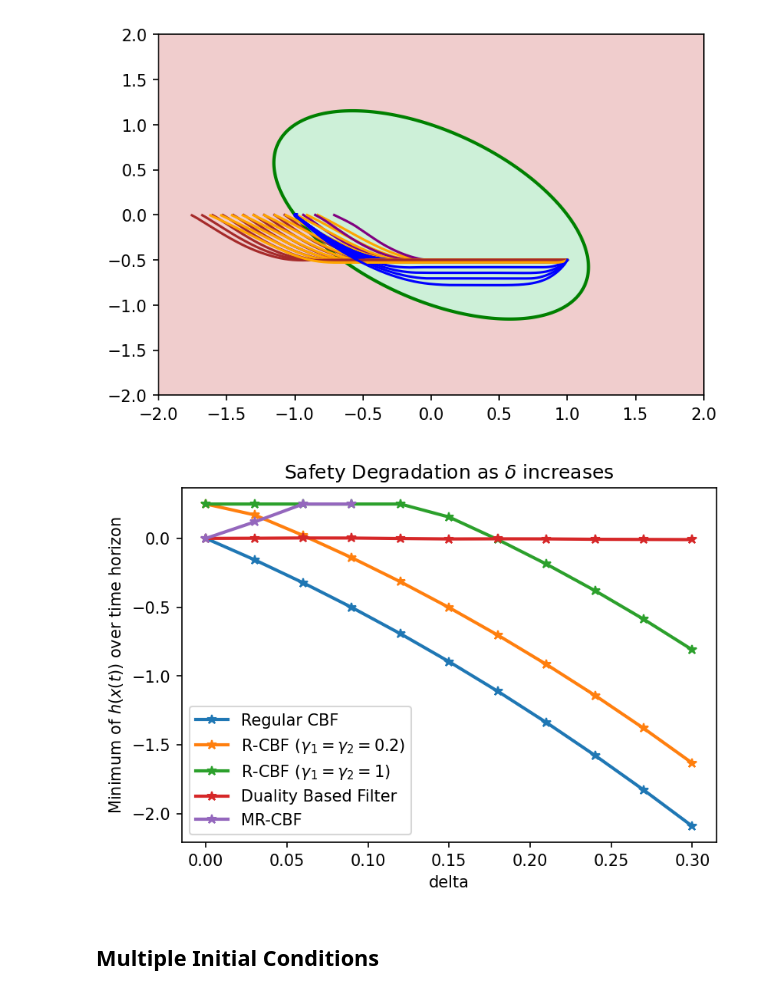
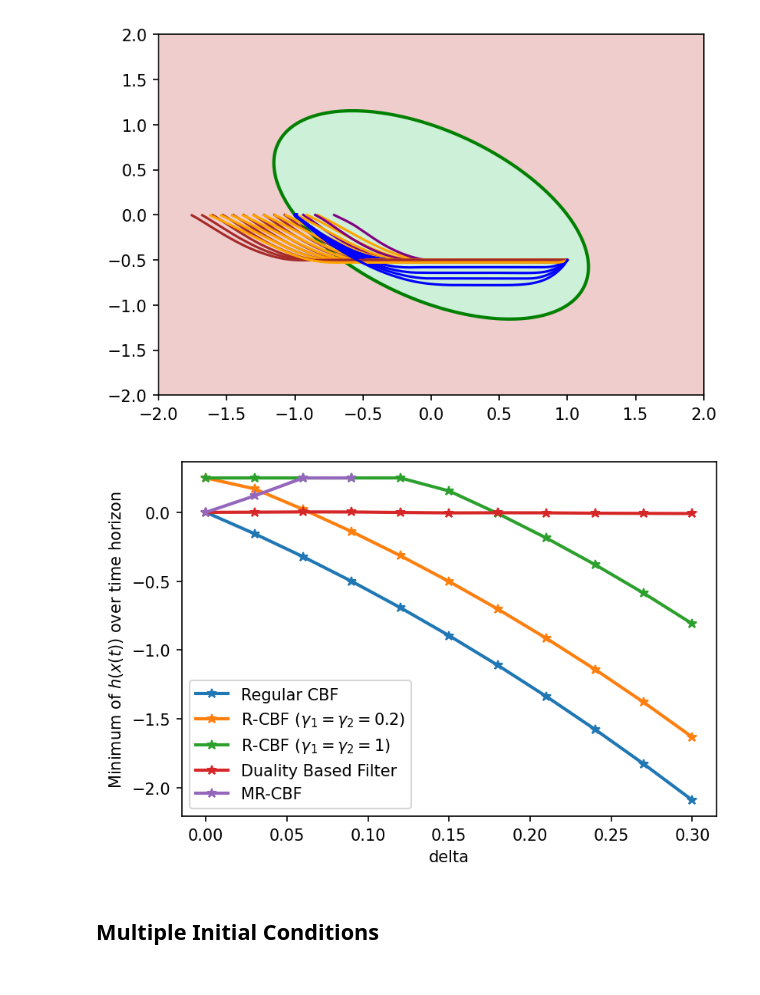
Before and after one commit to rahalnanayakkara/duality-based-safety-filters, a Jupyter notebook: ex2_double_int.ipynb, the cells around one changed output. Cells and saved outputs as stored; diff of their text form; code cells hidden in the pictures.

Commit message:
Added plots

```diff
--- a/ex2_double_int.ipynb
+++ b/ex2_double_int.ipynb
@@ -7,7 +7,11 @@ import sys
 sys.path.append('..')
 from src.nonlinear_sys import *
 from src.cbf import *
-from src.double_int import polytope, duality_filter
+from src.double_int import duality_filter
+
+import matplotlib
+matplotlib.rcParams['pdf.fonttype'] = 42
+matplotlib.rcParams['ps.fonttype'] = 42
 # %%
 int_sys = DoubleIntegrator()
 
@@ -113,18 +118,19 @@ MR-CBF infeasible for d=0.3
 # %%
 plt.figure(figsize=(6, 4), dpi=150)
 plt.plot(deltas, h_min_cbf, label="Regular CBF", lw=2, marker='*')
 plt.plot(deltas, h_min_rcbf, label="R-CBF ($\\gamma_1=\\gamma_2=0.2$)", lw=2, marker='*')
 plt.plot(deltas, h_min_rcbf2, label="R-CBF ($\\gamma_1=\\gamma_2=1$)", lw=2, marker='*')
 plt.plot(deltas, h_min_dual, label="Duality Based Filter", lw=2, marker='*')
 plt.plot(deltas, h_min_mrcbf, label="MR-CBF", lw=2, marker='*')
 
 plt.legend()
 plt.xlabel("delta")
 plt.ylabel("Minimum of $h(x(t))$ over time horizon")
-plt.title("Safety Degradation as $\\delta$ increases")
+# plt.title("Safety Degradation as $\\delta$ increases")
+plt.savefig("figs/delta_deg.pdf", format="pdf", bbox_inches="tight")
 plt.show()
 # %% [output]
-[figure, old version]
+[figure, new version]
 # %% [markdown]
 ## Multiple Initial Conditions
 # %%
```
Also changed, not shown: parts of 1 cell of this notebook, 9 other files.
